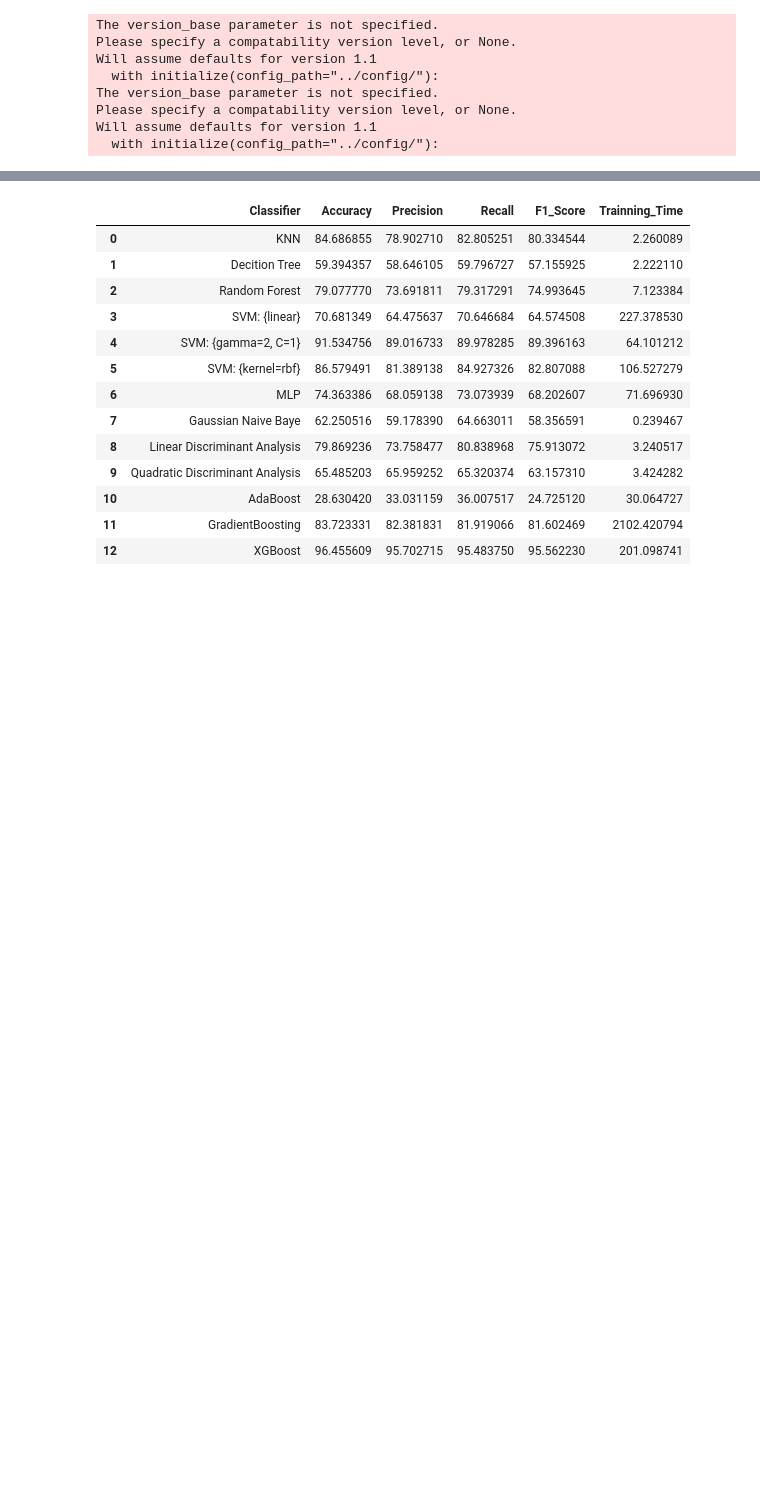
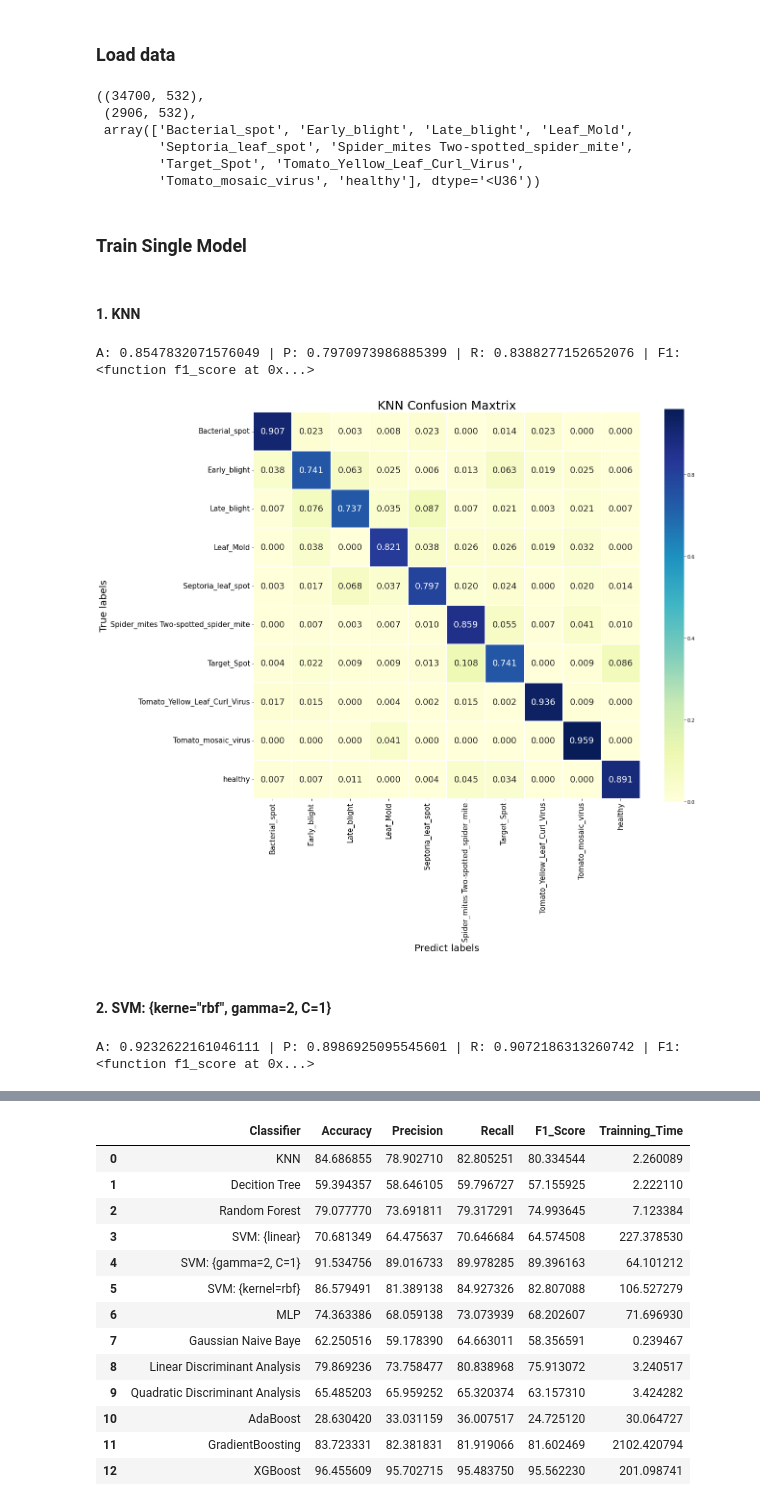
Before and after one commit to ngnambka00-github/tomato-leaf-disease, a Jupyter notebook: src/experience_2.ipynb, the cells around one changed output, grey strips where cells are left out. Drawn from its saved outputs; the diff is of its cells as text; code cells hidden in the pictures; blank space fills up the shorter version.

```diff
--- a/src/experience_2.ipynb
+++ b/src/experience_2.ipynb
@@ -64,13 +113,77 @@ Will assume defaults for version 1.1
+# %% [markdown]
+### Load data
 # %%
+import warnings
+warnings.filterwarnings('ignore')
 from utils import split_data
 
+data = np.load(label_name_path)
+label_names = data["arr_0"]
+
 (X_train, y_train), (X_test, y_test) = split_data(feature_path, label_path)
+X_train.shape, X_test.shape, label_names
 # %% [output]
-The version_base parameter is not specified.
-Please specify a compatability version level, or None.
-Will assume defaults for version 1.1
-  with initialize(config_path="../config/"):
-The version_base parameter is not specified.
-Please specify a compatability version level, or None.
-Will assume defaults for version 1.1
-  with initialize(config_path="../config/"):
+((34700, 532),
+ (2906, 532),
+ array(['Bacterial_spot', 'Early_blight', 'Late_blight', 'Leaf_Mold',
+        'Septoria_leaf_spot', 'Spider_mites Two-spotted_spider_mite',
+        'Target_Spot', 'Tomato_Yellow_Leaf_Curl_Virus',
+        'Tomato_mosaic_virus', 'healthy'], dtype='<U36'))
+# %% [markdown]
+### Train Single Model
+# %% [markdown]
+#### 1. KNN
+# %%
+from define_model import model_classifiers
+from sklearn.metrics import accuracy_score, f1_score, recall_score, precision_score, confusion_matrix
+import seaborn as sns
+import matplotlib.pyplot as plt
+
+knn = model_classifiers[0][1]
+knn.fit(X_train, y_train)
+predicts = knn.predict(X_test)
+
+# compute accuracy, precision, recall, f1_score
+accuracy = accuracy_score(y_test, predicts)
+precision = precision_score(y_test, predicts, average='macro')
+recall = recall_score(y_test, predicts, average='macro')
+f1 = f1_score(y_test, predicts, average='macro')
+
+print(f"A: {accuracy} | P: {precision} | R: {recall} | F1: {f1_score}")
+
+cm = confusion_matrix(y_test, predicts, normalize="true")
+# %% [output]
+A: 0.8547832071576049 | P: 0.7970973986885399 | R: 0.8388277152652076 | F1: <function f1_score at 0x...>
+# %%
+fig, ax = plt.subplots(figsize=(18, 15))
+ax = sns.heatmap(cm, annot=True, fmt='.3f', linewidths=0.1, annot_kws={"fontsize":18}, cmap="YlGnBu", square=True)
+ax.set_yticklabels(label_names, size = 15, rotation=0)
+ax.set_xticklabels(label_names, size = 15, rotation=90)
+
+ax.set_xlabel("Predict labels", size=20)
+ax.set_ylabel("True labels", size=20)
+
+ax.set_title("KNN Confusion Maxtrix", size=25)
+
+# plt.savefig("../images/knn_cm.png")
+plt.show()
+# %% [output]
+[figure, added]
+# %% [markdown]
+#### 2. SVM: {kerne="rbf", gamma=2, C=1}
+# %%
+svc = model_classifiers[4][1]
+svc.fit(X_train, y_train)
+predicts = svc.predict(X_test)
+
+# compute accuracy, precision, recall, f1_score
+accuracy = accuracy_score(y_test, predicts)
+precision = precision_score(y_test, predicts, average='macro')
+recall = recall_score(y_test, predicts, average='macro')
+f1 = f1_score(y_test, predicts, average='macro')
+
+print(f"A: {accuracy} | P: {precision} | R: {recall} | F1: {f1_score}")
+
+cm = confusion_matrix(y_test, predicts, normalize="true")
+# %% [output]
+A: 0.9232622161046111 | P: 0.8986925095545601 | R: 0.9072186313260742 | F1: <function f1_score at 0x...>
```
Also changed, not shown: parts of 22 cells of this notebook, 12 other files.
